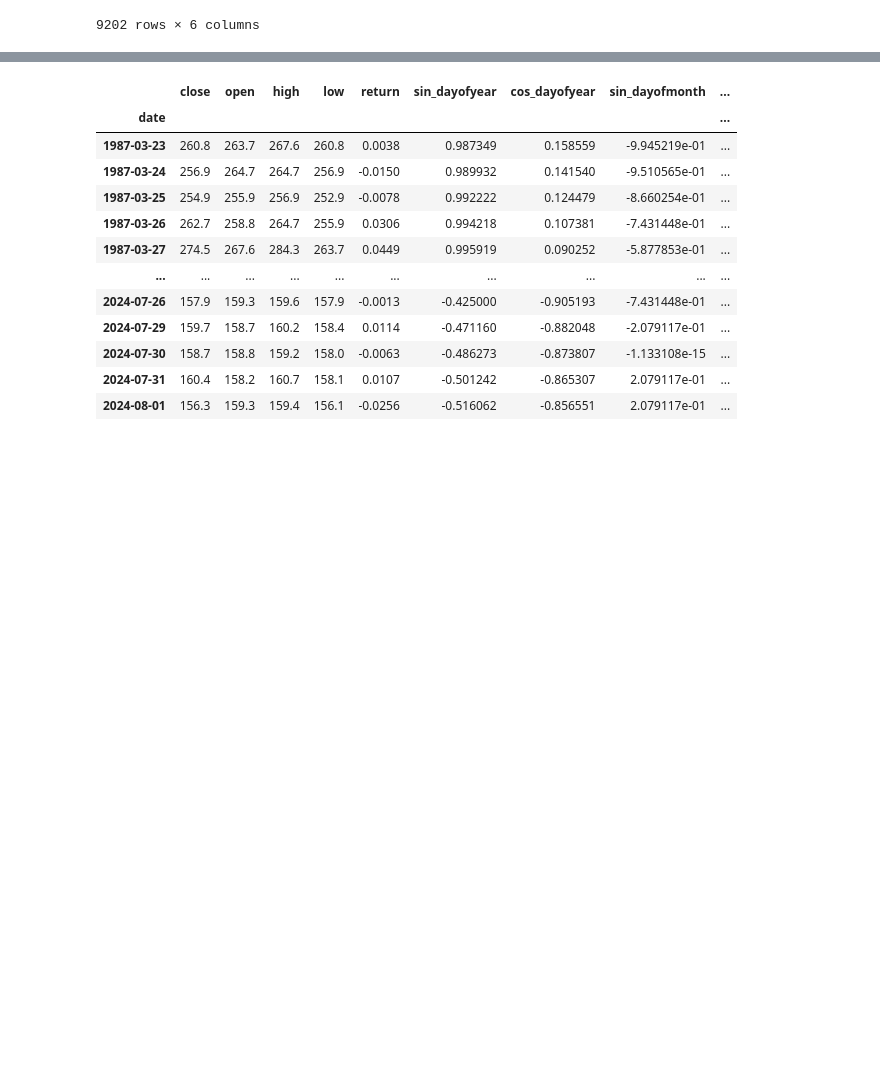
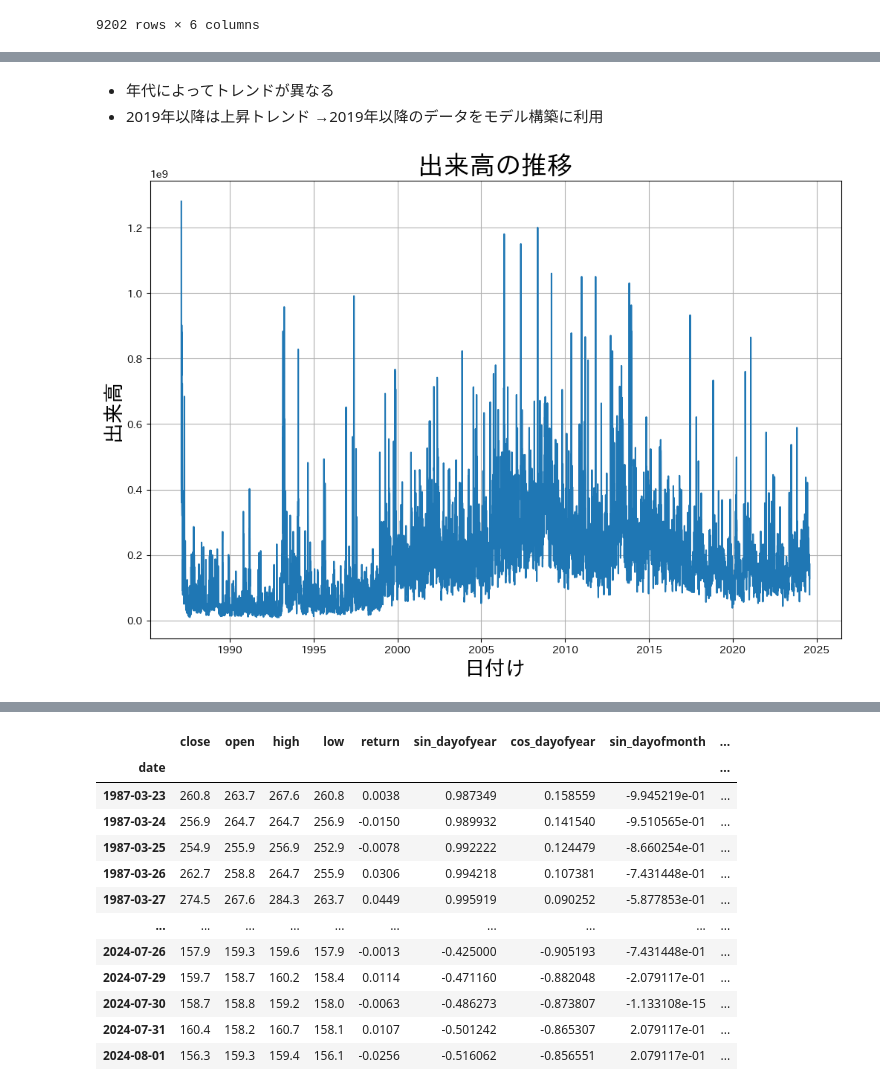
Before and after one commit to kaisei3506/close_price_prediction, a Jupyter notebook: close_price_prediction_by_lstm.ipynb, the cells around one changed output, grey strips where cells are left out. Drawn from its saved outputs; the diff is of its cells as text; code cells hidden in the pictures; blank space fills up the shorter version.

```diff
--- a/close_price_prediction_by_lstm.ipynb
+++ b/close_price_prediction_by_lstm.ipynb
@@ -96,0 +174,17 @@ cleaned_df
+# %% [markdown]
+
+
+*   年代によってトレンドが異なる
+*   2019年以降は上昇トレンド
+→2019年以降のデータをモデル構築に利用
+# %%
+# 出来高の推移
+plt.figure(figsize=(12, 8))
+plt.plot(cleaned_df['volume'], label='出来高')
+plt.title('出来高の推移', fontsize=25)
+plt.xlabel('日付け', fontsize=20)
+plt.ylabel('出来高', fontsize=20)
+plt.grid()
+plt.show()
+# %% [output]
+[figure, added]
```
Also changed, not shown: parts of 24 cells of this notebook.
